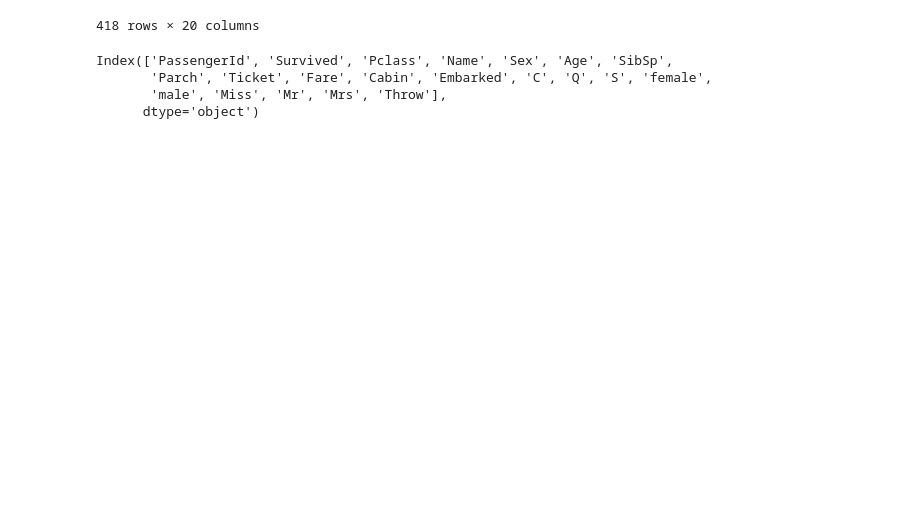
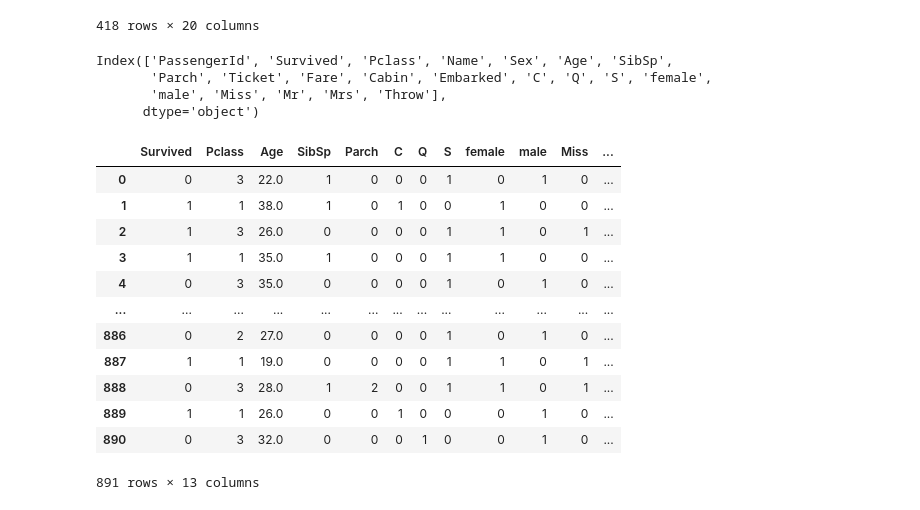
Before and after one commit to wangpouwei/Paul, a Jupyter notebook: titanic.ipynb, the cells around one changed output. Drawn from its saved outputs; the diff is of its cells as text; code cells hidden in the pictures; blank space fills up the shorter version.

```diff
--- a/titanic.ipynb
+++ b/titanic.ipynb
@@ -252,8 +252,22 @@ Index(['PassengerId', 'Survived', 'Pclass', 'Name', 'Sex', 'Age', 'SibSp',
 # %%
 traindf = traindf.drop(['PassengerId', 'Name', 'Ticket', 'Fare',
               'Sex', 'Cabin', 'Embarked', 'Throw'], axis=1)
-testdf = testdf.drop(['PassengerId', 'Name', 'Ticket', 'Fare',
+testdf = testdf.drop(['Name', 'Ticket', 'Fare',
              'Sex', 'Cabin', 'Embarked', 'Throw'], axis=1)
 traindf
+# %% [output]
+|  | Survived | Pclass | Age | SibSp | Parch | C | Q | S | female | male | Miss | ... |
+| 0 | 0 | 3 | 22.0 | 1 | 0 | 0 | 0 | 1 | 0 | 1 | 0 | ... |
+| 1 | 1 | 1 | 38.0 | 1 | 0 | 1 | 0 | 0 | 1 | 0 | 0 | ... |
+| 2 | 1 | 3 | 26.0 | 0 | 0 | 0 | 0 | 1 | 1 | 0 | 1 | ... |
+| 3 | 1 | 1 | 35.0 | 1 | 0 | 0 | 0 | 1 | 1 | 0 | 0 | ... |
+| 4 | 0 | 3 | 35.0 | 0 | 0 | 0 | 0 | 1 | 0 | 1 | 0 | ... |
+| ... | ... | ... | ... | ... | ... | ... | ... | ... | ... | ... | ... | ... |
+| 886 | 0 | 2 | 27.0 | 0 | 0 | 0 | 0 | 1 | 0 | 1 | 0 | ... |
+| 887 | 1 | 1 | 19.0 | 0 | 0 | 0 | 0 | 1 | 1 | 0 | 1 | ... |
+| 888 | 0 | 3 | 28.0 | 1 | 2 | 0 | 0 | 1 | 1 | 0 | 1 | ... |
+| 889 | 1 | 1 | 26.0 | 0 | 0 | 1 | 0 | 0 | 0 | 1 | 0 | ... |
+| 890 | 0 | 3 | 32.0 | 0 | 0 | 0 | 1 | 0 | 0 | 1 | 0 | ... |
+891 rows × 13 columns
 # %%
 testdf
```
Also changed, not shown: parts of 7 cells of this notebook.
